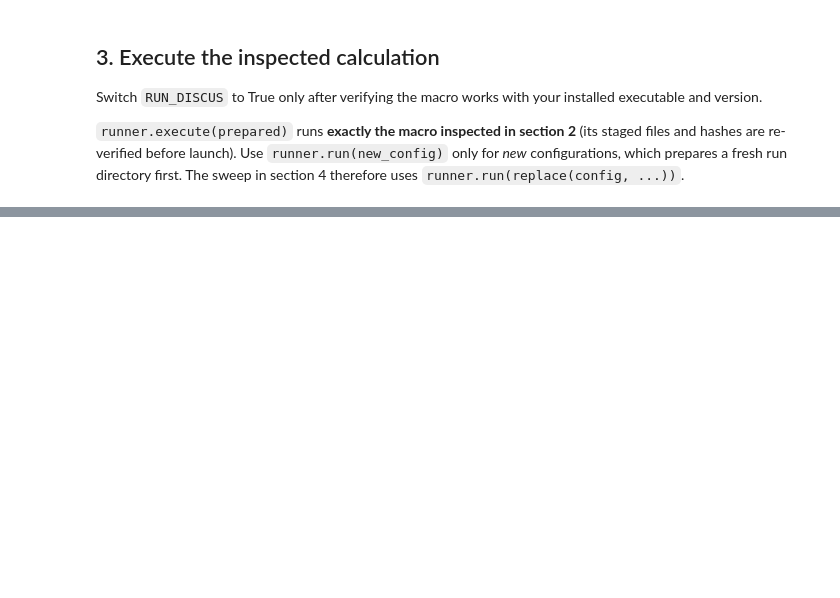
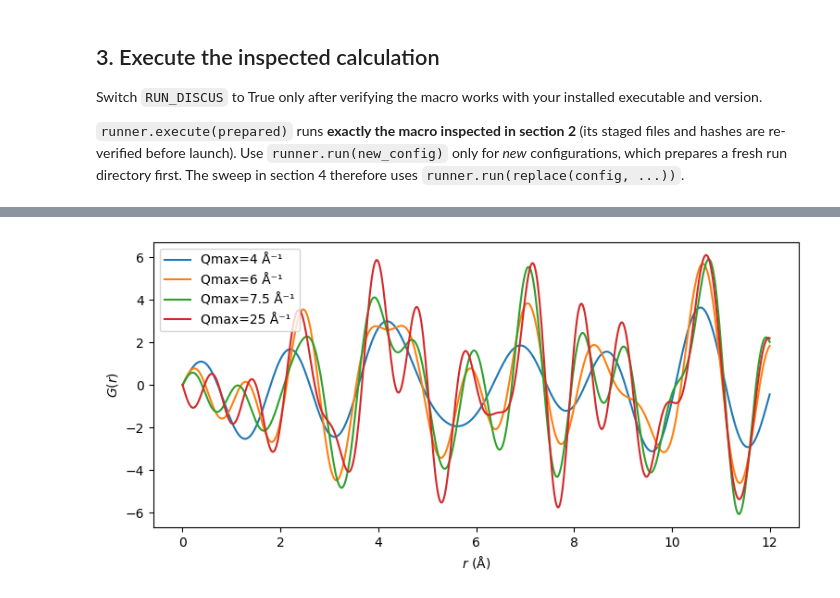
Before and after one commit to jmsweng/discus-python, a Jupyter notebook: notebooks/01_pdf_quickstart.ipynb, the cells around one changed output, grey strips where cells are left out. Saved outputs shown, nothing was run; the diff lists cells and outputs as text; code cells hidden in the pictures; blank space fills up the shorter version.

```diff
--- a/notebooks/01_pdf_quickstart.ipynb
+++ b/notebooks/01_pdf_quickstart.ipynb
@@ -52,8 +77,10 @@ Every run has its own directory, including logs and parameter metadata.
 # %%
 from dataclasses import replace
 if RUN_DISCUS:
     fig, ax = plt.subplots(figsize=(9, 4))
-    for qmax in (15.0, 20.0, 25.0, 30.0):
+    for qmax in (4.0, 6.0, 7.5, 25.0):
         run = runner.run(replace(config, qmax=qmax))
         run.plot(ax=ax, label=f"Qmax={qmax:g} Å⁻¹")
     plt.show()
+# %% [output]
+[figure, added]
```
Also changed, not shown: parts of 4 cells of this notebook, 3 other files.
